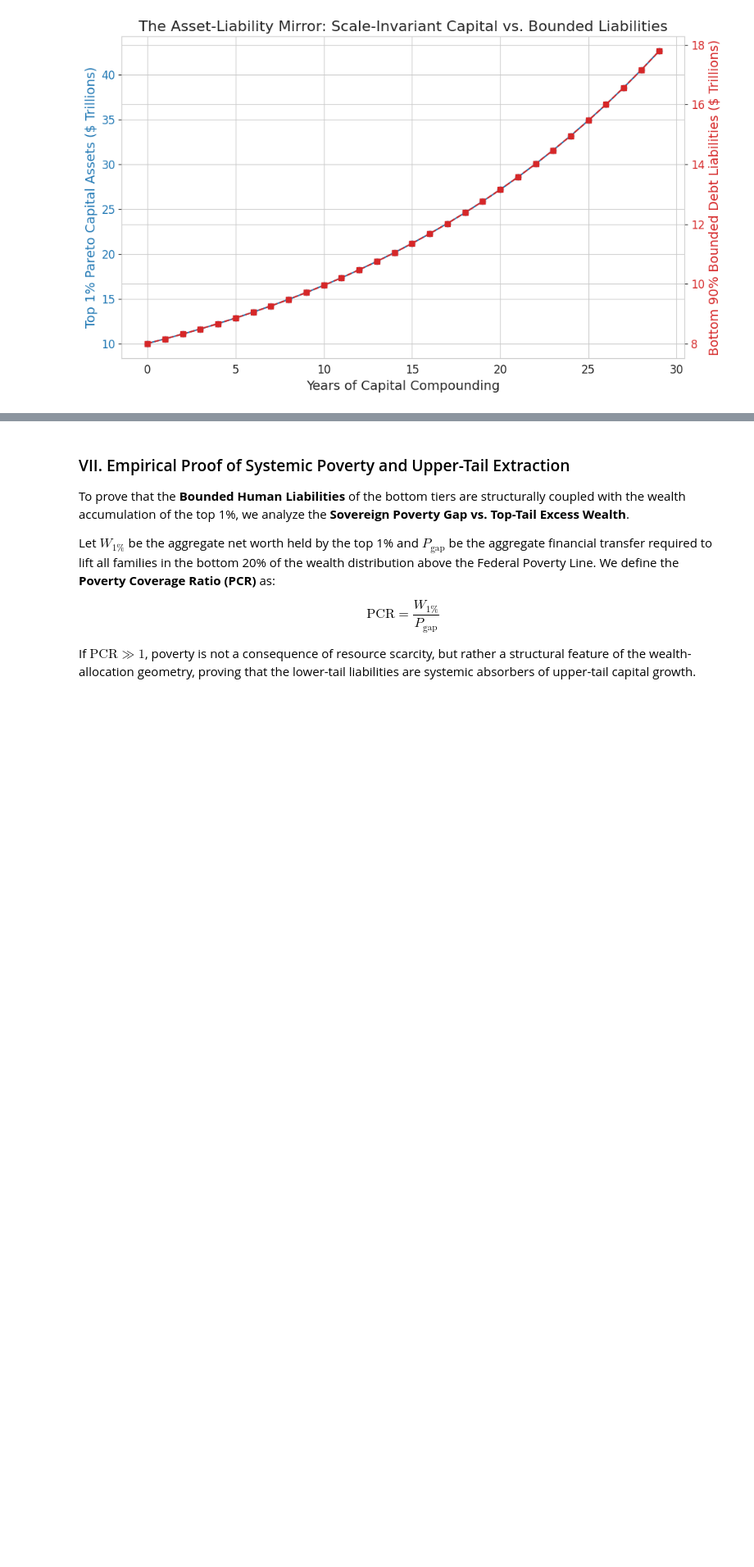
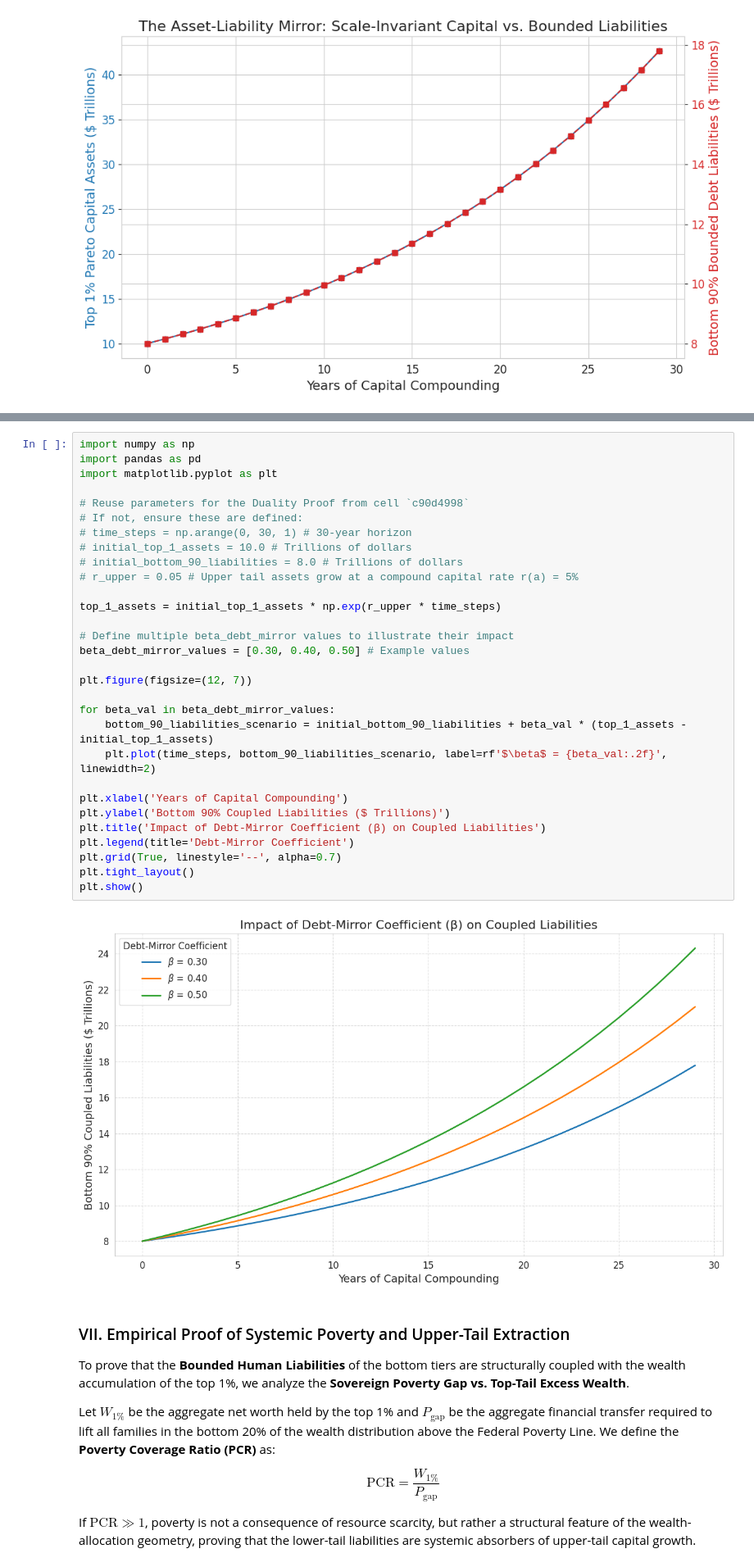
Before and after one commit to krbarrow/The-Decadal-Halving-Fixed-Point, a Jupyter notebook: The_Decadal_Halving_Fixed_Point.ipynb, the cells around one changed output, grey strips where cells are left out. Shown at 82% size. Drawn from its saved outputs; the diff is of its cells as text; blank space fills up the shorter version.

```diff
--- a/The_Decadal_Halving_Fixed_Point.ipynb
+++ b/The_Decadal_Halving_Fixed_Point.ipynb
@@ -947,3 +731,35 @@ Numerical Verification of the Dual Asset-Liability Coupling:
+# %%
+import numpy as np
+import pandas as pd
+import matplotlib.pyplot as plt
+
+# Reuse parameters for the Duality Proof from cell `c90d4998`
+# If not, ensure these are defined:
+# time_steps = np.arange(0, 30, 1) # 30-year horizon
+# initial_top_1_assets = 10.0 # Trillions of dollars
+# initial_bottom_90_liabilities = 8.0 # Trillions of dollars
+# r_upper = 0.05 # Upper tail assets grow at a compound capital rate r(a) = 5%
+
+top_1_assets = initial_top_1_assets * np.exp(r_upper * time_steps)
+
+# Define multiple beta_debt_mirror values to illustrate their impact
+beta_debt_mirror_values = [0.30, 0.40, 0.50] # Example values
+
+plt.figure(figsize=(12, 7))
+
+for beta_val in beta_debt_mirror_values:
+    bottom_90_liabilities_scenario = initial_bottom_90_liabilities + beta_val * (top_1_assets - initial_top_1_assets)
+    plt.plot(time_steps, bottom_90_liabilities_scenario, label=rf'$\beta$ = {beta_val:.2f}', linewidth=2)
+
+plt.xlabel('Years of Capital Compounding')
+plt.ylabel('Bottom 90% Coupled Liabilities ($ Trillions)')
+plt.title('Impact of Debt-Mirror Coefficient (β) on Coupled Liabilities')
+plt.legend(title='Debt-Mirror Coefficient')
+plt.grid(True, linestyle='--', alpha=0.7)
+plt.tight_layout()
+plt.show()
+# %% [output]
+[figure, added]
 # %% [markdown]
 ### VII. Empirical Proof of Systemic Poverty and Upper-Tail Extraction
 
```
Also changed, not shown: parts of 15 cells of this notebook.
